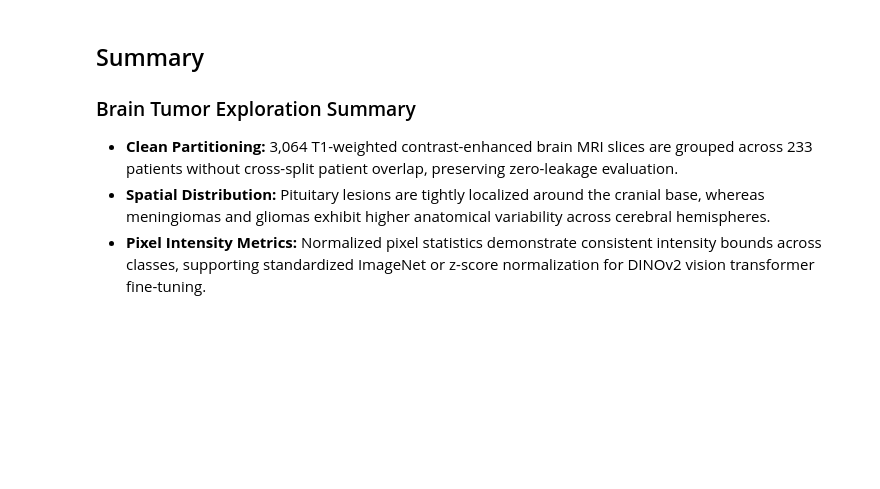
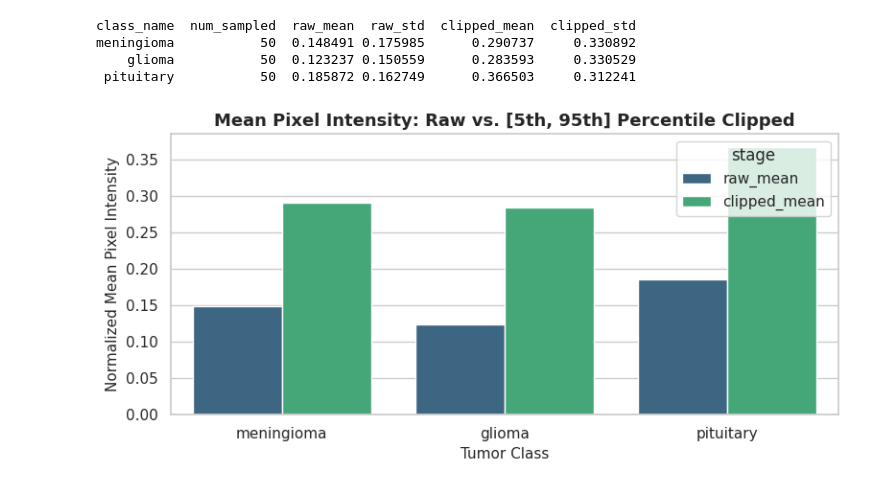
Before and after one commit to RudhanLodhi/DinoV2_PEFT, a Jupyter notebook: notebooks/02_data_exploration_brain_tumor.ipynb, the cells around one changed output. Saved outputs shown, nothing was run; the diff lists cells and outputs as text; code cells hidden in the pictures; blank space fills up the shorter version.

```diff
--- a/notebooks/02_data_exploration_brain_tumor.ipynb
+++ b/notebooks/02_data_exploration_brain_tumor.ipynb
@@ -199,64 +260,55 @@ Compute mean and standard deviation of pixel intensities by sampling 50 images p
 # %%
 """
-Sample 50 images per tumor class to calculate pixel intensity mean, standard deviation, and distribution profiles.
+Sample 50 images per tumor class to compute raw and percentile-clipped intensity mean/std.
 """
-from io import BytesIO
-from typing import Any
-import matplotlib.pyplot as plt
-import numpy as np
-import pandas as pd
-from PIL import Image
-import requests
-import seaborn as sns
-
 def calculate_class_pixel_statistics(records: list[dict[str, Any]], samples_per_class: int = 50) -> pd.DataFrame:
-    """
-    Calculates aggregate pixel mean and standard deviation across sampled images for each class.
-    """
     samples_by_class: dict[int, list[dict[str, Any]]] = {0: [], 1: [], 2: []}
     for r in records:
-        boxes = r.get("annotations", {}).get("boxes", [])
-        if boxes:
-            cls_id = int(boxes[0][0])
-            if cls_id in samples_by_class and len(samples_by_class[cls_id]) < samples_per_class:
-                samples_by_class[cls_id].append(r)
+        cls_id = int(r["label"])
+        if cls_id in samples_by_class and len(samples_by_class[cls_id]) < samples_per_class:
+            samples_by_class[cls_id].append(r)
 
+    clip_tf = MRIPercentileClip(5.0, 95.0)
     stats_list: list[dict[str, Any]] = []
     for cls_id in [0, 1, 2]:
-        class_means: list[float] = []
-        class_stds: list[float] = []
+        raw_means, raw_stds, clip_means, clip_stds = [], [], [], []
         for rec in samples_by_class[cls_id]:
             try:
-                resp = requests.get(rec["url"], timeout=8)
-                arr = np.array(Image.open(BytesIO(resp.content)).convert("L"), dtype=np.float32) / 255.0
-                class_means.append(float(arr.mean()))
-                class_stds.append(float(arr.std()))
+                img = load_mri_image(rec["file"])
+                arr_raw = np.array(img.convert("L"), dtype=np.float32) / 255.0
+                arr_clip = np.array(clip_tf(img).convert("L"), dtype=np.float32) / 255.0
+                raw_means.append(float(arr_raw.mean()))
+                raw_stds.append(float(arr_raw.std()))
+                clip_means.append(float(arr_clip.mean()))
+                clip_stds.append(float(arr_clip.std()))
             except Exception:
                 continue
         stats_list.append(
             {
                 "class_name": CLASS_MAP[cls_id],
-                "num_sampled": len(class_means),
-                "pixel_mean": float(np.mean(class_means)),
-                "pixel_std": float(np.mean(class_stds)),
+                "num_sampled": len(raw_means),
+                "raw_mean": float(np.mean(raw_means)) if raw_means else float("nan"),
+                "raw_std": float(np.mean(raw_stds)) if raw_stds else float("nan"),
+                "clipped_mean": float(np.mean(clip_means)) if clip_means else float("nan"),
+                "clipped_std": float(np.mean(clip_stds)) if clip_stds else float("nan"),
             }
         )
     return pd.DataFrame(stats_list)
 
 pixel_stats_df: pd.DataFrame = calculate_class_pixel_statistics(train_records, samples_per_class=50)
-print(pixel_stats_df)
+print(pixel_stats_df.to_string(index=False))
 
 fig, ax = plt.subplots(figsize=(8, 4))
-sns.barplot(data=pixel_stats_df, x="class_name", y="pixel_mean", palette="viridis", ax=ax)
-ax.set_title("Mean Pixel Intensity per Tumor Class (50 Samples/Class)", fontsize=13, fontweight="bold")
+plot_melt = pixel_stats_df.melt(id_vars="class_name", value_vars=["raw_mean", "clipped_mean"], var_name="stage", value_name="mean_intensity")
+sns.barplot(data=plot_melt, x="class_name", y="mean_intensity", hue="stage", palette="viridis", ax=ax)
+ax.set_title("Mean Pixel Intensity: Raw vs. [5th, 95th] Percentile Clipped", fontsize=13, fontweight="bold")
 ax.set_xlabel("Tumor Class", fontsize=11)
 ax.set_ylabel("Normalized Mean Pixel Intensity", fontsize=11)
 plt.tight_layout()
 plt.show()
+# %% [output]
+class_name  num_sampled  raw_mean  raw_std  clipped_mean  clipped_std
+meningioma           50  0.148491 0.175985      0.290737     0.330892
+    glioma           50  0.123237 0.150559      0.283593     0.330529
+ pituitary           50  0.185872 0.162749      0.366503     0.312241
+[figure, added]
-# %% [markdown]
-## Summary
-
-### Brain Tumor Exploration Summary
-- **Clean Partitioning:** 3,064 T1-weighted contrast-enhanced brain MRI slices are grouped across 233 patients without cross-split patient overlap, preserving zero-leakage evaluation.
-- **Spatial Distribution:** Pituitary lesions are tightly localized around the cranial base, whereas meningiomas and gliomas exhibit higher anatomical variability across cerebral hemispheres.
-- **Pixel Intensity Metrics:** Normalized pixel statistics demonstrate consistent intensity bounds across classes, supporting standardized ImageNet or z-score normalization for DINOv2 vision transformer fine-tuning.
```
Also changed, not shown: parts of 17 cells of this notebook, 11 other files.
